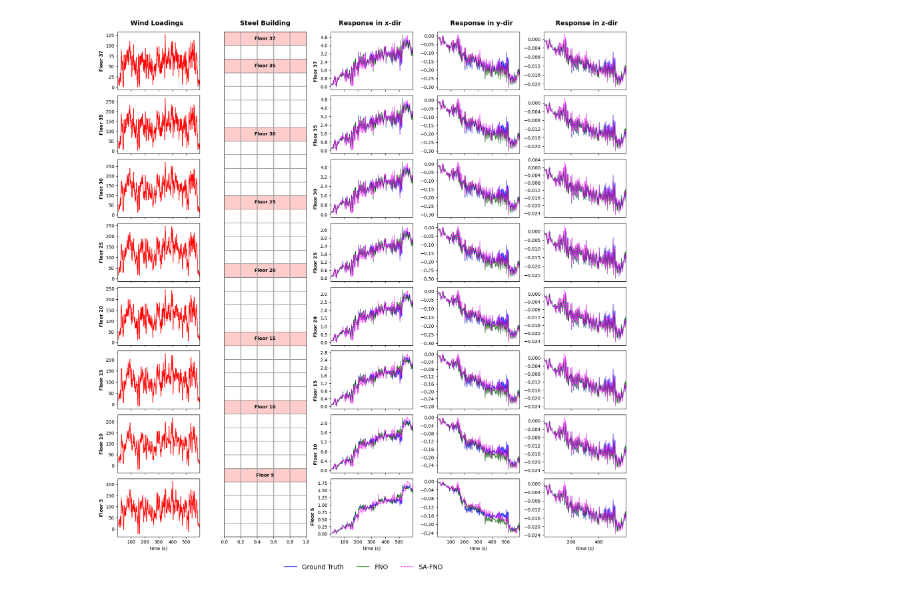
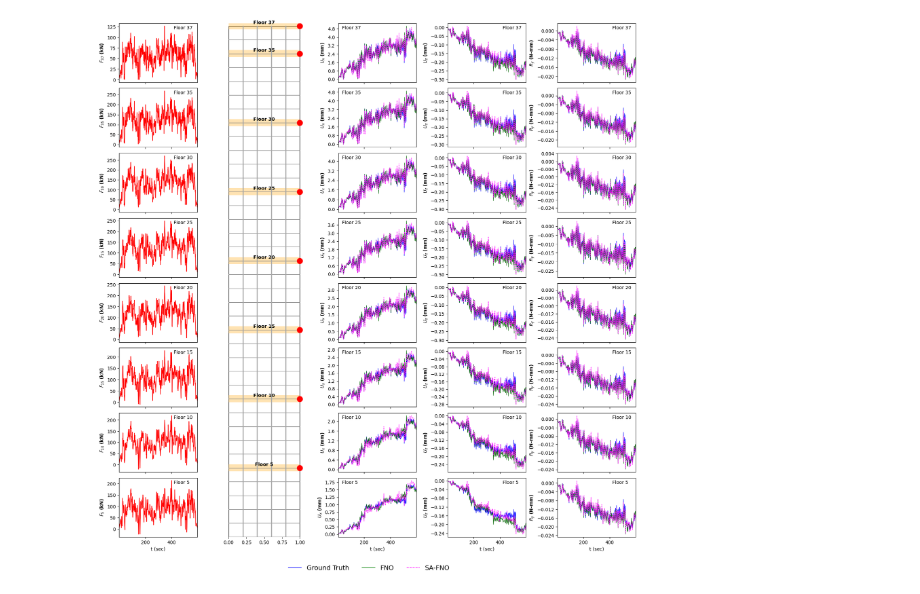
Before and after one commit to Centrum-IntelliPhysics/Neural-Operators-for-Natural-Hazards, a Jupyter notebook: wind/plotting_fno_safno_allFloors.ipynb, the cells around one changed output. Drawn from its saved outputs; the diff is of its cells as text; code cells hidden in the pictures.

```diff
--- a/wind/plotting_fno_safno_allFloors.ipynb
+++ b/wind/plotting_fno_safno_allFloors.ipynb
@@ -130,4 +144,8 @@ Index of minimum uz SA-FNO: 195
 # %%
+import numpy as np
+import matplotlib.pyplot as plt
+import matplotlib.gridspec as gridspec
+
 def create_plot(
     time_inp, time_out, selected_floors, wind_inputs,
     ux_fno, uy_fno, uz_fno, ux_safno, uy_safno, uz_safno,
@@ -135,31 +153,30 @@ def create_plot(
 ):
     fig = plt.figure(figsize=(20, 20))
     num_floors = selected_floors.shape[0]
-    gs = gridspec.GridSpec(num_floors, 5, hspace=0.1, wspace=0.3)
-
-    # Header Strip - Adjusted for Centering
-    column_positions = [0.185, 0.35, 0.51, 0.68, 0.84]  # Approximate centers of the columns
-    headers = ["Wind Loadings", "Steel Building", "Response in x-dir", "Response in y-dir", "Response in z-dir"]
-    for pos, text in zip(column_positions, headers):
-        fig.text(pos, 0.89, text, fontsize=14, fontweight='bold', ha='center')
+    gs = gridspec.GridSpec(num_floors, 5, hspace=0.1, wspace=0.4)
 
     # Wind Input Subplot
     for i in range(num_floors):
         ax_input = fig.add_subplot(gs[num_floors - 1 - i, 0])
         ax_input.plot(time_inp, wind_inputs[i, :], color='red', linewidth=1.2)
-        ax_input.set_ylabel(f'Floor {selected_floors[i]}', fontweight='bold')
+        ax_input.set_ylabel(rf'$F_{{{selected_floors[i]}}}$ (kN)', fontweight='bold')
+        ax_input.text(0.70, 0.90, f'Floor {selected_floors[i]}', transform=ax_input.transAxes)
         ax_input.set_xlim([time_inp[0], time_inp[-1]])
         if i != 0:
             ax_input.set_xticklabels([])
         else:
-            ax_input.set_xlabel('time (s)')
+            ax_input.set_xlabel('t (sec)')
 
     # Building Structure
     ax_building = fig.add_subplot(gs[:, 1])
-    ax_building.set_xlim(0, 1)
-    ax_building.set_ylim(0, 37)
+    ax_building.set_xlim(0, 1.1)
+    ax_building.set_ylim(0, 37.2)
     ax_building.set_yticklabels([])
     ax_building.set_yticks([])
+    ax_building.spines['top'].set_visible(False)
+    ax_building.spines['right'].set_visible(False)
+    ax_building.spines['bottom'].set_visible(False)
+    ax_building.spines['left'].set_visible(False)
     ax_building.add_patch(
         plt.Rectangle((0, 0), 1, 37, facecolor='white', edgecolor='black', linewidth=1)
     )
@@ -169,20 +186,25 @@ def create_plot(
         for x_pos in [0.2, 0.4, 0.6, 0.8]:
             ax_building.plot([x_pos, x_pos], [floor, floor + 1], color='darkgray', linewidth=2)
 
+    # Highlighting selected floors
+    band_height = 0.5
     for floor in selected_floors:
         ax_building.add_patch(
-            plt.Rectangle((0, floor - 1), 1, 1, facecolor='red', alpha=0.2, edgecolor='red')
+            plt.Rectangle((0, floor - band_height/2), 1, band_height,
+                          facecolor='orange', alpha=0.3, edgecolor='none')
         )
         ax_building.text(
-            0.5, floor - 0.5, f'Floor {floor}', ha='center', va='center', fontsize=10, fontweight='bold'
+            0.5, floor + 0.08, f'Floor {floor}', ha='center', va='bottom', fontsize=10, fontweight='bold'
         )
 
-    # UX, UY, UZ Columns
+        # Add marker at the right-most node
+        ax_building.plot(1, floor, marker='o', markersize=12, markerfacecolor='red', markeredgecolor='red')
+
+    # Response plots (Ux, Ry, Uz)
     for col, (tar, fno, safno) in enumerate(zip(
         [ux_tar, uy_tar, uz_tar],
         [ux_fno, uy_fno, uz_fno],
-        [ux_safno, uy_safno, uz_safno]
-    )):
+        [ux_safno, uy_safno, uz_safno])):
         for i in range(num_floors):
             r = 4
             ax_response = fig.add_subplot(gs[num_floors - 1 - i, 2 + col])
@@ -195,46 +217,50 @@ def create_plot(
             if i != 0:
                 ax_response.set_xticklabels([])
             else:
-                ax_response.set_xlabel('time (s)')
+                ax_response.set_xlabel('t (sec)')
 
             if col == 0:
-                ax_response.set_ylabel(f'Floor {selected_floors[i]}',
-                                fontweight='bold',
-                                rotation='vertical',
-                                labelpad=10,  # Adjust this value as needed
-                                ha='right',   # Horizontal alignment
-                                va='center')
+                ax_response.text(0.05, 0.90, f'Floor {selected_floors[i]}', transform=ax_response.transAxes)
+                ax_response.set_ylabel(rf'$U_x$ (mm)', fontweight='bold')
+
+            if col == 1:
+                ax_response.text(0.70, 0.90, f'Floor {selected_floors[i]}', transform=ax_response.transAxes)
+                ax_response.set_ylabel(rf'$U_z$ (mm)', fontweight='bold')
+
+            if col == 2:
+                ax_response.text(0.70, 0.90, f'Floor {selected_floors[i]}', transform=ax_response.transAxes)
+                ax_response.set_ylabel(rf'$R_y$ (N-mm)', fontweight='bold')
 
     # Common Legend
     handles = [
         plt.Line2D([0], [0], color='blue', linewidth=1.2, label='Ground Truth'),
         plt.Line2D([0], [0], color='green', linewidth=1.2, label='FNO', linestyle='solid'),
         plt.Line2D([0], [0], color='magenta', linewidth=1.2, label='SA-FNO', linestyle='dashed')
     ]
     fig.legend(handles=handles, loc='lower center', ncol=3, fontsize=14, bbox_to_anchor=(0.5, 0.05), frameon=False)
 
-    plt.tight_layout()  # Adjust to leave space for the legend
+    plt.tight_layout()
     return fig
 
-selected_floors = np.array([5, 10, 15, 20, 25, 30, 35, 37]) # Selected floors
-samp_num = 13#100#80
+selected_floors = np.array([5, 10, 15, 20, 25, 30, 35, 37])
+samp_num = 13
+
 wind_inp = inputs[samp_num,:,selected_floors-1]
 ux_tar = targets_ux[samp_num,:,selected_floors-1]
 ux_fno = pred_ux_fno[samp_num,:,selected_floors-1]
 ux_safno = pred_ux_sa_fno[samp_num,:,selected_floors-1]
 uy_tar = targets_uy[samp_num,:,selected_floors-1]
 uy_fno = pred_uy_fno[samp_num,:,selected_floors-1]
 uy_safno = pred_uy_sa_fno[samp_num,:,selected_floors-1]
 uz_tar = targets_uz[samp_num,:,selected_floors-1]
 uz_fno = pred_uz_fno[samp_num,:,selected_floors-1]
 uz_safno = pred_uz_sa_fno[samp_num,:,selected_floors-1]
 
 fig = create_plot(t_inp, t_out, selected_floors, wind_inp, ux_fno, uy_fno, uz_fno, ux_safno, uy_safno, uz_safno, ux_tar, uy_tar, uz_tar)
 
-# Save the figure
 plt.savefig('wind_response_fno_sa-fno_wholeBuilding.pdf', format='pdf', dpi=300, bbox_inches='tight')
 plt.show()
 # %% [output]
-[figure, old version]
+[figure, new version]
 # %%
 # For plotting the Error
```
Also changed, not shown: parts of 2 cells of this notebook, 52 other files.
